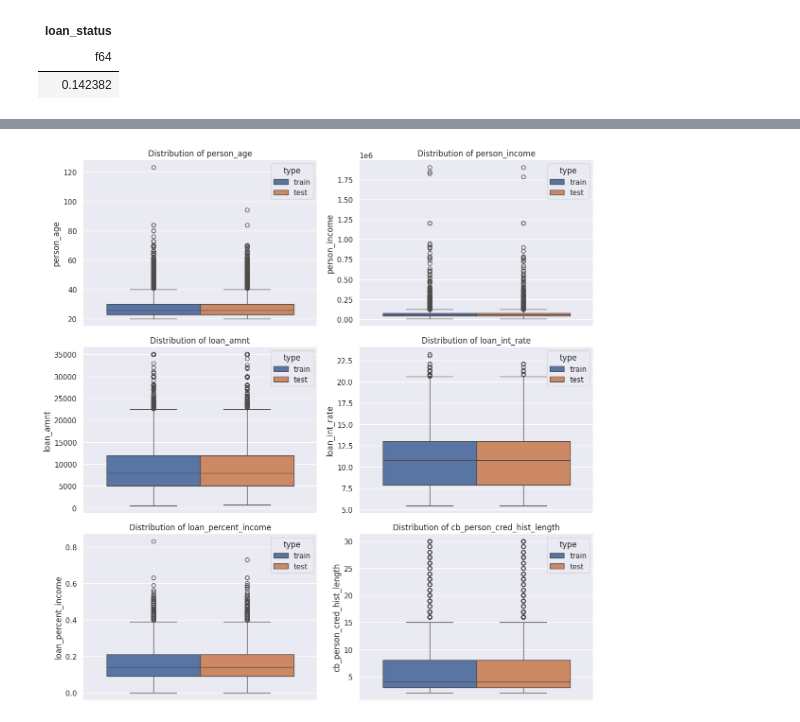
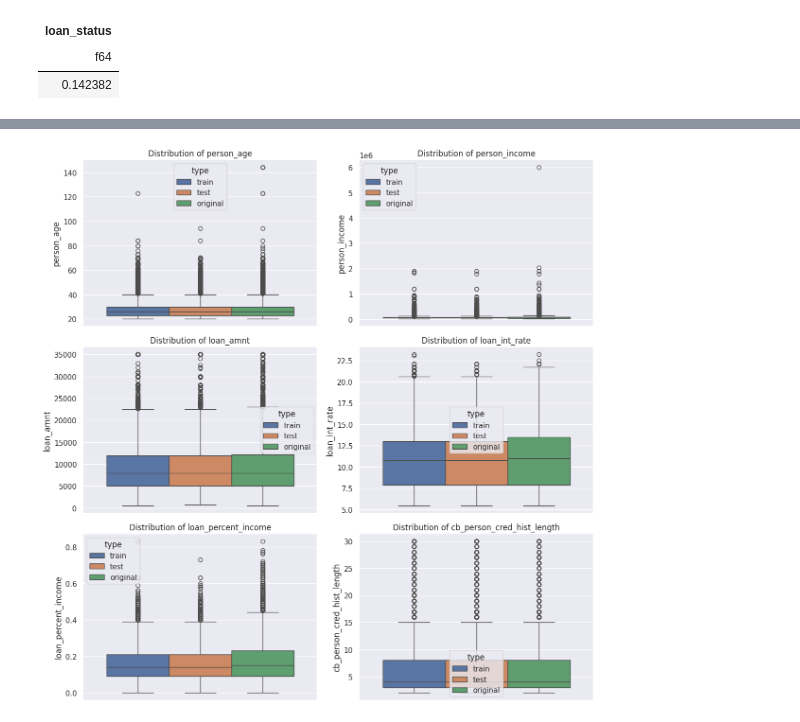
Before and after one commit to rbudnar/LoanApprovalPrediction, a Jupyter notebook: notebooks/eda.ipynb, the cells around one changed output, grey strips where cells are left out. Saved outputs shown, nothing was run; the diff lists cells and outputs as text; code cells hidden in the pictures.

Commit message:
More ax testing. Tried original dataset as well

```diff
--- a/notebooks/eda.ipynb
+++ b/notebooks/eda.ipynb
@@ -43,6 +43,7 @@ os.listdir(DATA_DIR)
 # %%
 train = pl.read_csv(DATA_DIR / "train.csv")
 test = pl.read_csv(DATA_DIR / "test.csv")
+original_dataset = pl.read_csv(DATA_DIR / "credit_risk_dataset.csv")
 train
 # %% [output]
 shape: (58_645, 13)
@@ -105,8 +106,9 @@ shape: (39_098, 13)
 | 97742 | 31 | 45000 | "RENT" | 6.0 | "DEBTCONSOLIDATION" | "B" | ... |
 # %%
 combined = pl.concat([
-    train.with_columns(pl.lit("train").alias("type")).drop(TARGET),
-    test.with_columns(pl.lit("test").alias("type"))
+    train.with_columns(pl.lit("train").alias("type")).drop(TARGET, "id"),
+    test.with_columns(pl.lit("test").alias("type")).drop("id"),
+    original_dataset.with_columns(pl.lit("original").alias("type")).drop(TARGET),
 ])
 
 combined
@@ -128,18 +130,20 @@ shape: (97_743, 13)
 # %%
-n_cols = 2
-n_rows = math.ceil(len(CONTINUOUS_VARIABLES) / n_cols)
+def plot_continuous_var_by_dataset(full_dataset: pl.DataFrame, n_cols: int = 2) -> None:
+    n_rows = math.ceil(len(CONTINUOUS_VARIABLES) / n_cols)
 
-fig, axes = plt.subplots(n_rows, n_cols, figsize=(6*n_cols, 4*n_rows))
-axes_flat = axes.flatten() if n_rows > 1 or n_cols > 1 else [axes]
+    fig, axes = plt.subplots(n_rows, n_cols, figsize=(6*n_cols, 4*n_rows))
+    axes_flat = axes.flatten() if n_rows > 1 or n_cols > 1 else [axes]
 
-for idx, (ax, var) in enumerate(zip(axes_flat, CONTINUOUS_VARIABLES)):
-    sns.boxplot(data=combined, hue="type", y=var, ax=ax)
-    ax.set_title(f'Distribution of {var}')
+    for idx, (ax, var) in enumerate(zip(axes_flat, CONTINUOUS_VARIABLES)):
+        sns.boxplot(data=full_dataset, hue="type", y=var, ax=ax)
+        ax.set_title(f'Distribution of {var}')
 
-for idx in range(len(CONTINUOUS_VARIABLES), len(axes_flat)):
-    fig.delaxes(axes_flat[idx])
+    for idx in range(len(CONTINUOUS_VARIABLES), len(axes_flat)):
+        fig.delaxes(axes_flat[idx])
 
-plt.tight_layout()
+    plt.tight_layout()
+
+plot_continuous_var_by_dataset(combined)
 # %% [output]
-[figure, old version]
+[figure, new version]
 # %%
```
Also changed, not shown: parts of 3 cells of this notebook, 5 other files.
